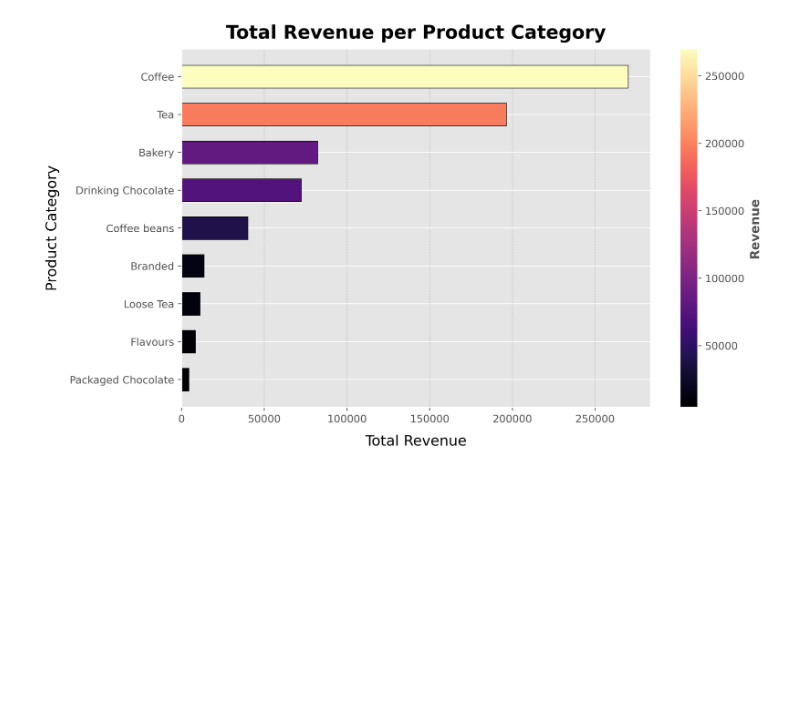
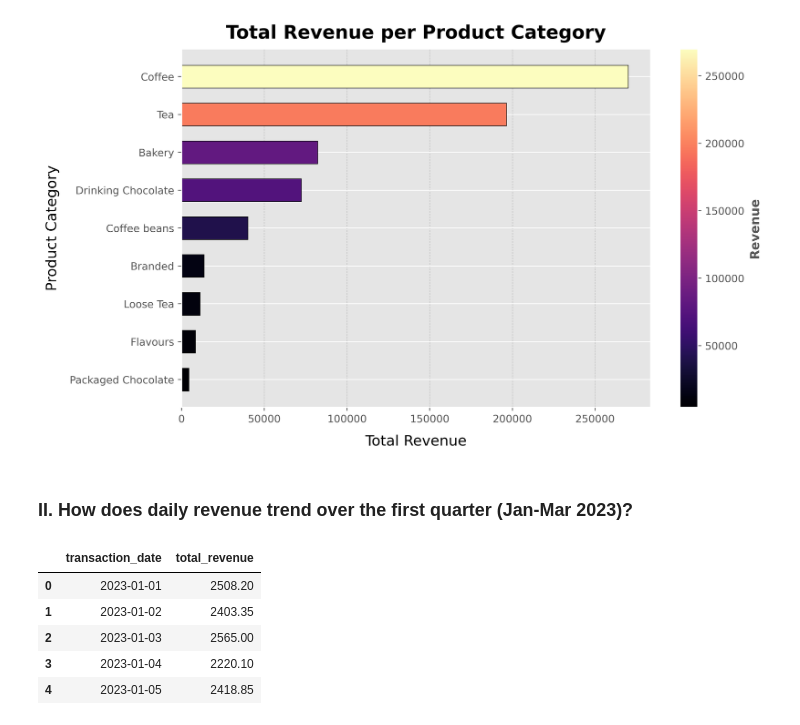
Before and after one commit to smartestnerdfromtown/Coffee-Shop-Sales-Analysis, a Jupyter notebook: analysis.ipynb, the cells around one changed output. Saved outputs shown, nothing was run; the diff lists cells and outputs as text; code cells hidden in the pictures; blank space fills up the shorter version.

```diff
--- a/analysis.ipynb
+++ b/analysis.ipynb
@@ -151,3 +152,5 @@ plt.tight_layout()
 plt.show()
 # %% [output]
 [figure]
+# %% [markdown]
+### II. How does daily revenue trend over the first quarter (Jan-Mar 2023)?
@@ -153,0 +163,13 @@ plt.show()
+# %%
+first_quarter_analysis = first_quarter.groupby('transaction_date') \
+                                      .agg(total_revenue=('revenue', 'sum')) \
+                                      .reset_index()
+
+first_quarter_analysis.head()
+# %% [output]
+|  | transaction_date | total_revenue |
+| 0 | 2023-01-01 | 2508.20 |
+| 1 | 2023-01-02 | 2403.35 |
+| 2 | 2023-01-03 | 2565.00 |
+| 3 | 2023-01-04 | 2220.10 |
+| 4 | 2023-01-05 | 2418.85 |
```
Also changed, not shown: parts of 3 cells of this notebook.
